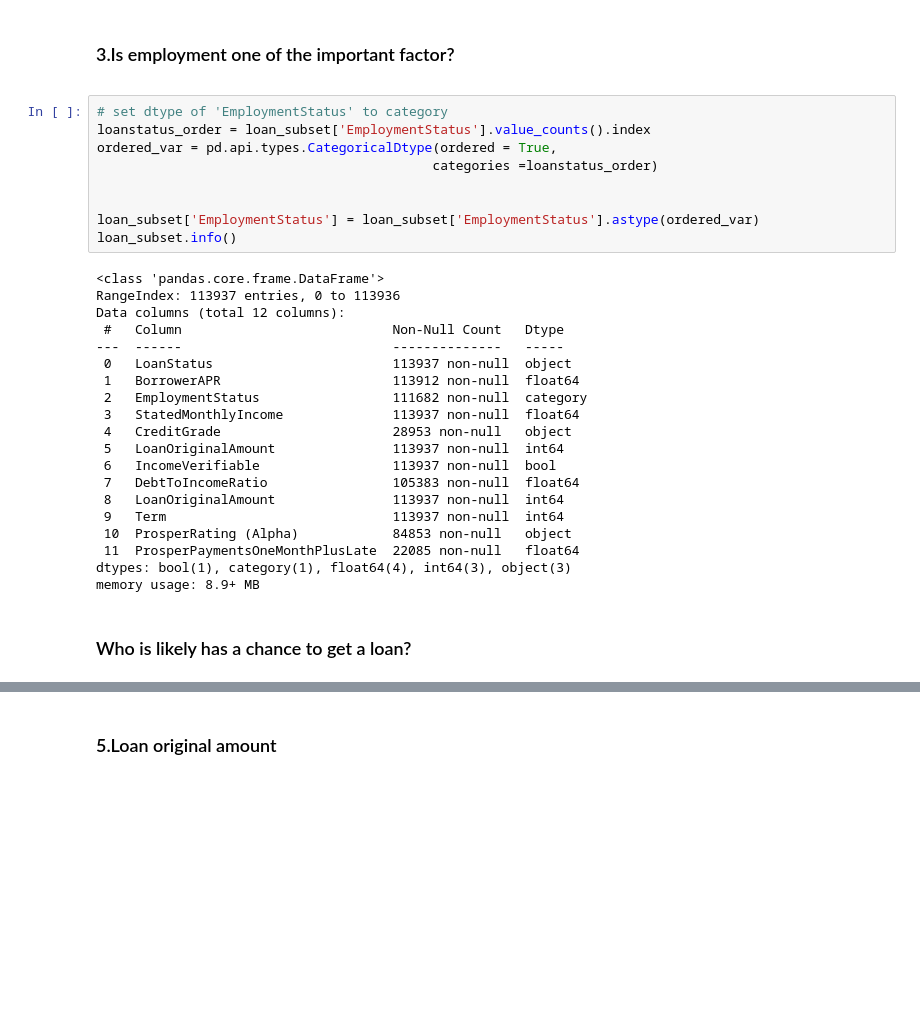
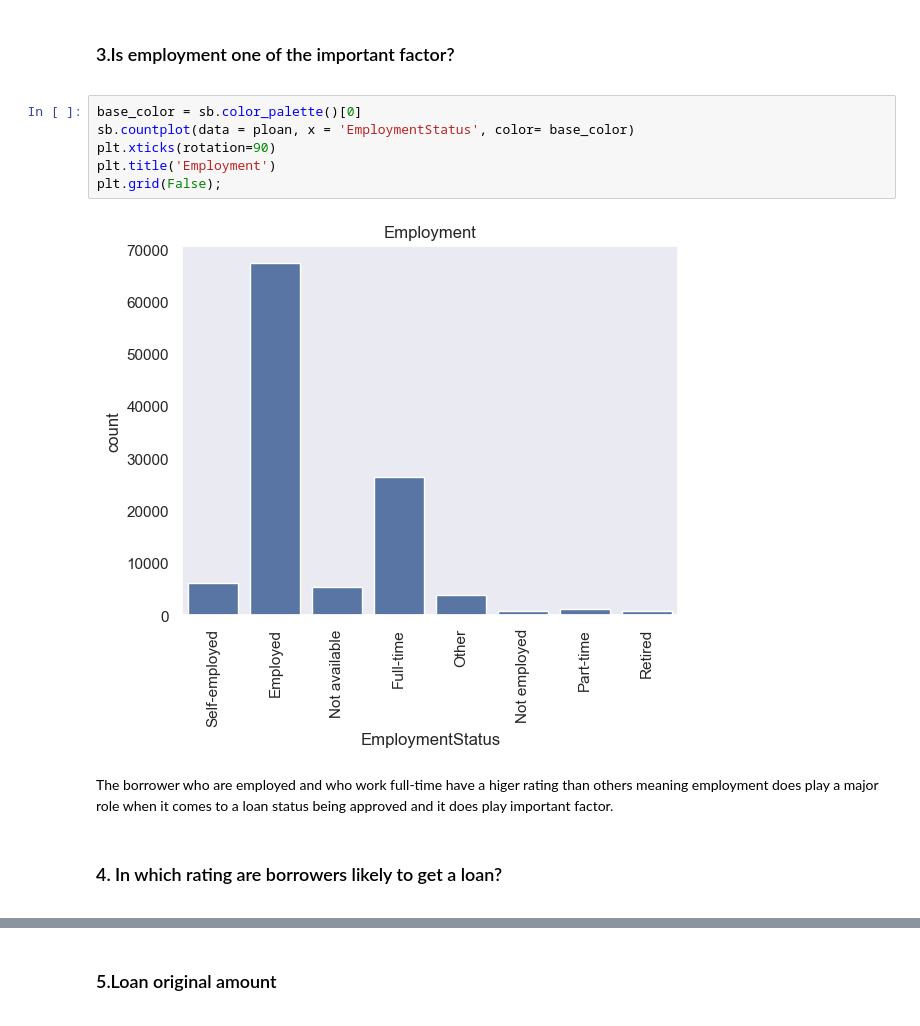
Before and after one commit to malulekel/3-communicate-data-findings, a Jupyter notebook: Part_I_exploration.ipynb, the cells around one changed output, grey strips where cells are left out. Drawn from its saved outputs; the diff is of its cells as text; blank space fills up the shorter version.

```diff
--- a/Part_I_exploration.ipynb
+++ b/Part_I_exploration.ipynb
@@ -244,34 +237,17 @@ Loan Term: The length of time a borrower has to repay a loan affects the outcome
 <div id="employment" />
 
 ### 3.Is employment one of the important factor?
-# %%
-# set dtype of 'EmploymentStatus' to category
-loanstatus_order = loan_subset['EmploymentStatus'].value_counts().index
-ordered_var = pd.api.types.CategoricalDtype(ordered = True,
-                                           categories =loanstatus_order)
-
-
-loan_subset['EmploymentStatus'] = loan_subset['EmploymentStatus'].astype(ordered_var)
-loan_subset.info()
-# %% [output]
-<class 'pandas.core.frame.DataFrame'>
-RangeIndex: 113937 entries, 0 to 113936
-Data columns (total 12 columns):
- #   Column                           Non-Null Count   Dtype
----  ------                           --------------   -----
- 0   LoanStatus                       113937 non-null  object
- 1   BorrowerAPR                      113912 non-null  float64
- 2   EmploymentStatus                 111682 non-null  category
- 3   StatedMonthlyIncome              113937 non-null  float64
- 4   CreditGrade                      28953 non-null   object
- 5   LoanOriginalAmount               113937 non-null  int64
- 6   IncomeVerifiable                 113937 non-null  bool
- 7   DebtToIncomeRatio                105383 non-null  float64
- 8   LoanOriginalAmount               113937 non-null  int64
- 9   Term                             113937 non-null  int64
- 10  ProsperRating (Alpha)            84853 non-null   object
- 11  ProsperPaymentsOneMonthPlusLate  22085 non-null   float64
-dtypes: bool(1), category(1), float64(4), int64(3), object(3)
-memory usage: 8.9+ MB
+# %%
+base_color = sb.color_palette()[0]
+sb.countplot(data = ploan, x = 'EmploymentStatus', color= base_color)
+plt.xticks(rotation=90)
+plt.title('Employment')
+plt.grid(False);
+# %% [output]
+[figure, added]
+# %% [markdown]
+The borrower who are employed and who work full-time  have a higer rating than others meaning employment does play a major role when it comes to a loan status being approved and it does play important factor.
 # %% [markdown]
-### Who is likely has a chance to get a loan?
+<div id="borrower" />
+
+### 4. In which rating are borrowers likely to get a loan?
```
Also changed, not shown: parts of 73 cells of this notebook, 5 other files.
